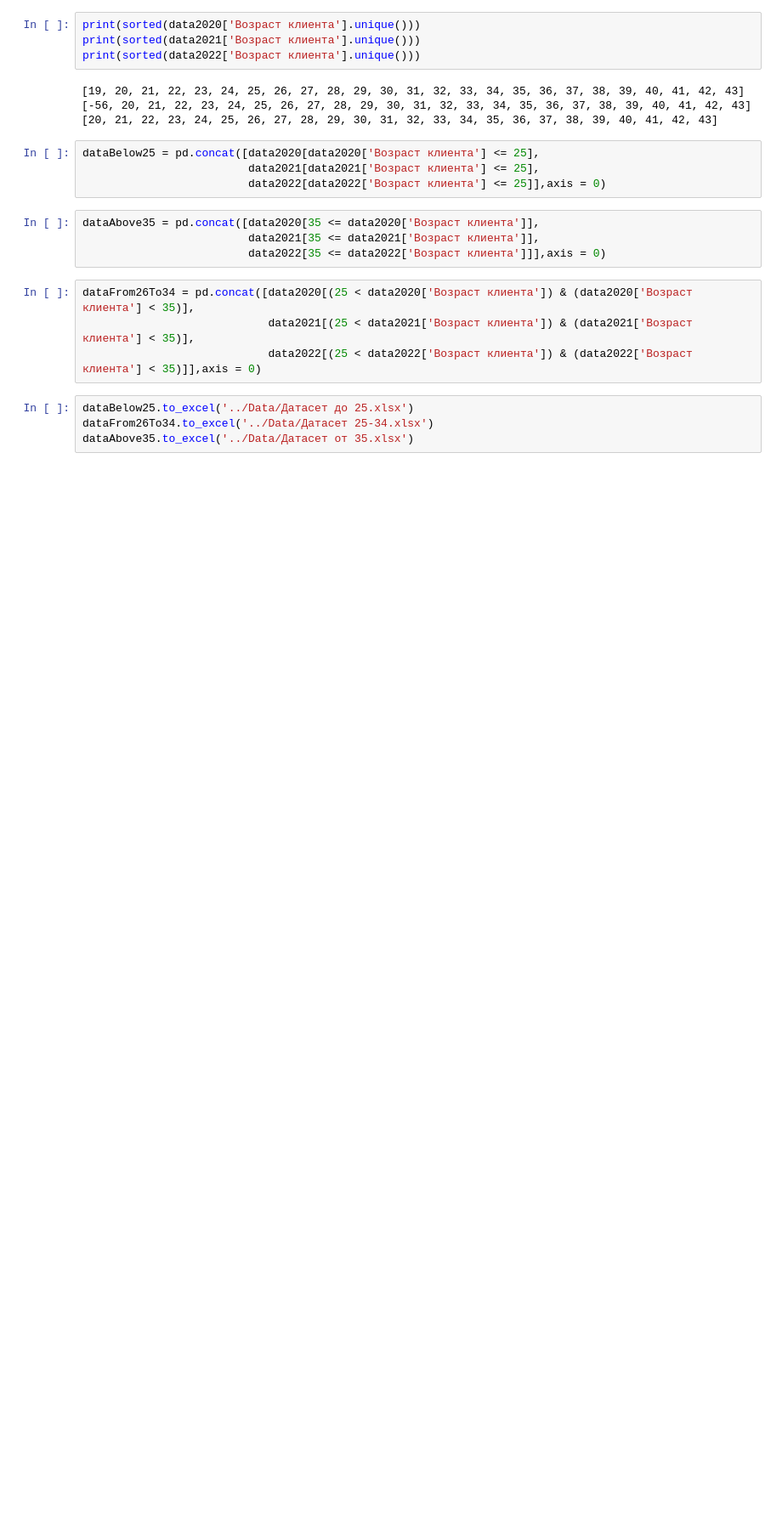
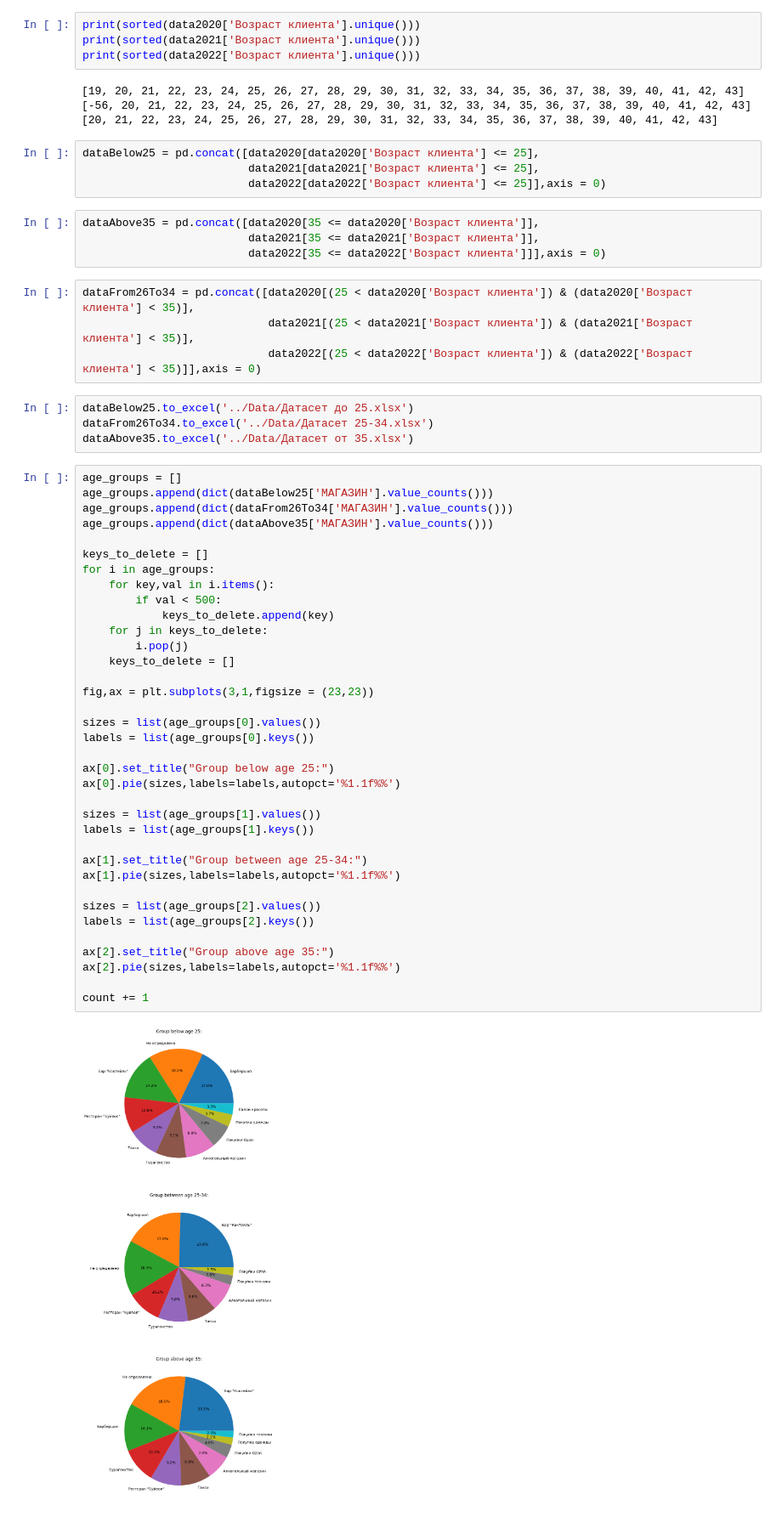
Before and after one commit to arturabgaryan/ML-marketing, a Jupyter notebook: Preprocess/Preprocess.ipynb, the cells around one changed output. Shown: that part at 85% size. Saved outputs shown, nothing was run; the diff lists cells and outputs as text; blank space fills up the shorter version.

```diff
--- a/Preprocess/Preprocess.ipynb
+++ b/Preprocess/Preprocess.ipynb
@@ -177,3 +171,41 @@ dataFrom26To34 = pd.concat([data2020[(25 < data2020['Возраст клиент
 dataBelow25.to_excel('../Data/Датасет до 25.xlsx')
 dataFrom26To34.to_excel('../Data/Датасет 25-34.xlsx')
 dataAbove35.to_excel('../Data/Датасет от 35.xlsx')
+# %%
+age_groups = []
+age_groups.append(dict(dataBelow25['МАГАЗИН'].value_counts()))
+age_groups.append(dict(dataFrom26To34['МАГАЗИН'].value_counts()))
+age_groups.append(dict(dataAbove35['МАГАЗИН'].value_counts()))
+
+keys_to_delete = []
+for i in age_groups:
+    for key,val in i.items():
+        if val < 500:
+            keys_to_delete.append(key)
+    for j in keys_to_delete:
+        i.pop(j)
+    keys_to_delete = []
+
+fig,ax = plt.subplots(3,1,figsize = (23,23))
+
+sizes = list(age_groups[0].values())
+labels = list(age_groups[0].keys())
+
+ax[0].set_title("Group below age 25:")
+ax[0].pie(sizes,labels=labels,autopct='%1.1f%%')
+
+sizes = list(age_groups[1].values())
+labels = list(age_groups[1].keys())
+
+ax[1].set_title("Group between age 25-34:")
+ax[1].pie(sizes,labels=labels,autopct='%1.1f%%')
+
+sizes = list(age_groups[2].values())
+labels = list(age_groups[2].keys())
+
+ax[2].set_title("Group above age 35:")
+ax[2].pie(sizes,labels=labels,autopct='%1.1f%%')
+
+count += 1
+# %% [output]
+[figure, added]
```
Also changed, not shown: parts of 2 cells of this notebook.
